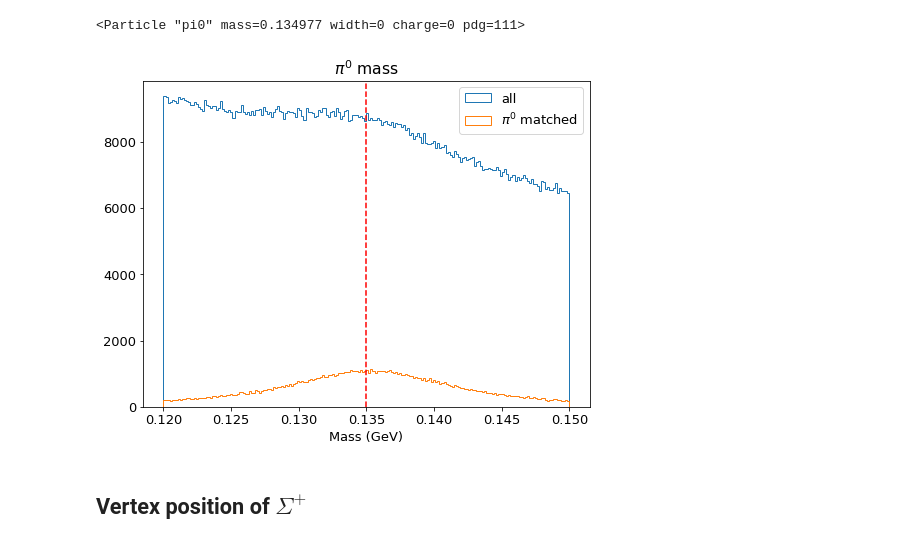
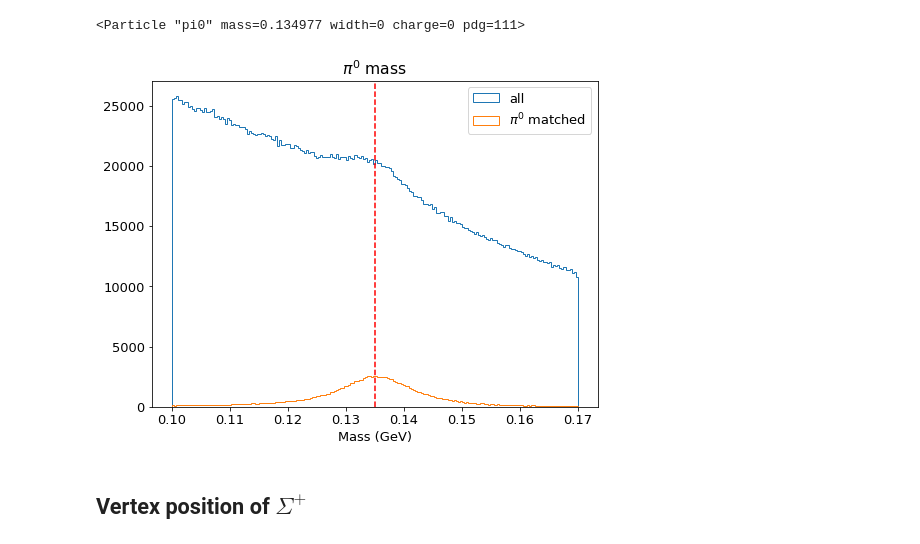
Before and after one commit to ch2ohch2oh/sigma_selection, a Jupyter notebook: notebooks/sigma_ipconstraint_only.ipynb, the cells around one changed output. Cells and saved outputs as stored; diff of their text form; code cells hidden in the pictures.

Commit message:
A more polished version of the reconstruction of Sigma+ with ipconstraint only. This notebook will be compared with the analysis where the pi0s are refitted.

```diff
--- a/notebooks/sigma_ipconstraint_only.ipynb
+++ b/notebooks/sigma_ipconstraint_only.ipynb
@@ -12,6 +30,7 @@ plt.rc('figure', figsize = (8, 6))
 plt.rc('font', size = 13)
 plt.rc('hist', bins = 200)
 # %%
-root_file = '../data/sigma_ipconstraint_only.root'
+root_files = glob.glob('../data/sigma_ipconstraint_only/*.root')
+print("%d root files found" % len(root_files))
 #columns = ['M', 'pi0_M', 'isSignal', 'p_d0', 'p_z0', 'pi0_p', 'p', 'dr', 'dz', 'pi0_isSignal', 'chiProb']
-sigma = read_root(root_file, 'sigma')
+%time sigma = read_root(root_files, 'sigma')
@@ -82,15 +106,15 @@ pdg.get('pi0')
 # %% [output]
 <Particle "pi0" mass=0.134977 width=0 charge=0 pdg=111>
 # %%
-plt.hist(sigma.pi0_M, range = [.12, .15], histtype = 'step', label = 'all')
-plt.hist(sigma[sigma.pi0_isSignal == 1].pi0_M, range = [.12, .15], histtype = 'step', label = '$\pi^0$ matched')
+plt.hist(sigma.pi0_M, range = [.1, .17], histtype = 'step', label = 'all')
+plt.hist(sigma[sigma.pi0_isSignal == 1].pi0_M, range = [.1, .17], histtype = 'step', label = '$\pi^0$ matched')
 plt.axvline(x = 0.134977, color = 'red', linestyle = '--')
 plt.legend()
 plt.xlabel('Mass (GeV)')
 plt.title('$\pi^0$ mass')
 plt.show()
 # %% [output]
-[figure, old version]
+[figure, new version]
 # %% [markdown]
 ## Vertex position of $\Sigma^+$
 # %%
```
Also changed, not shown: parts of 11 cells of this notebook.
